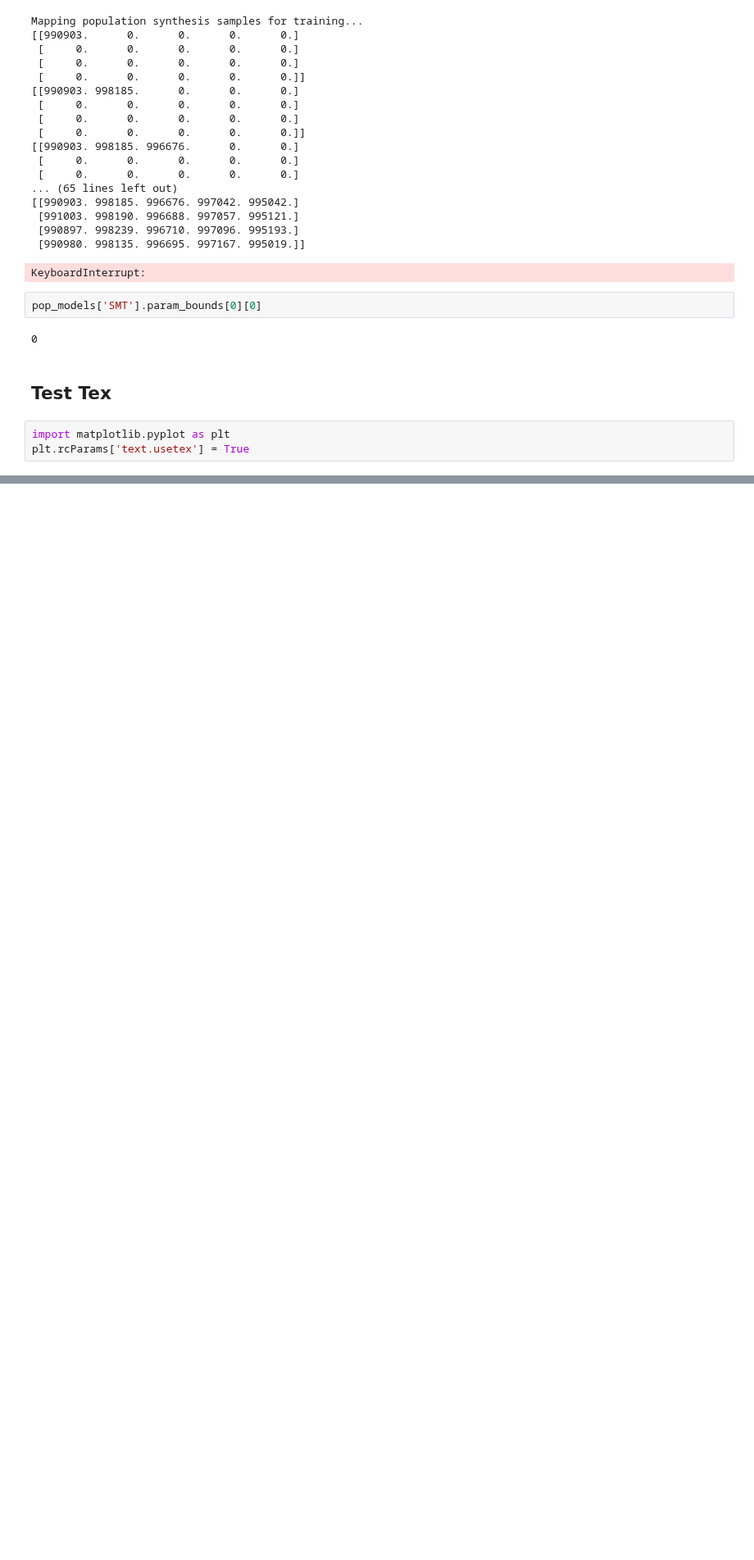
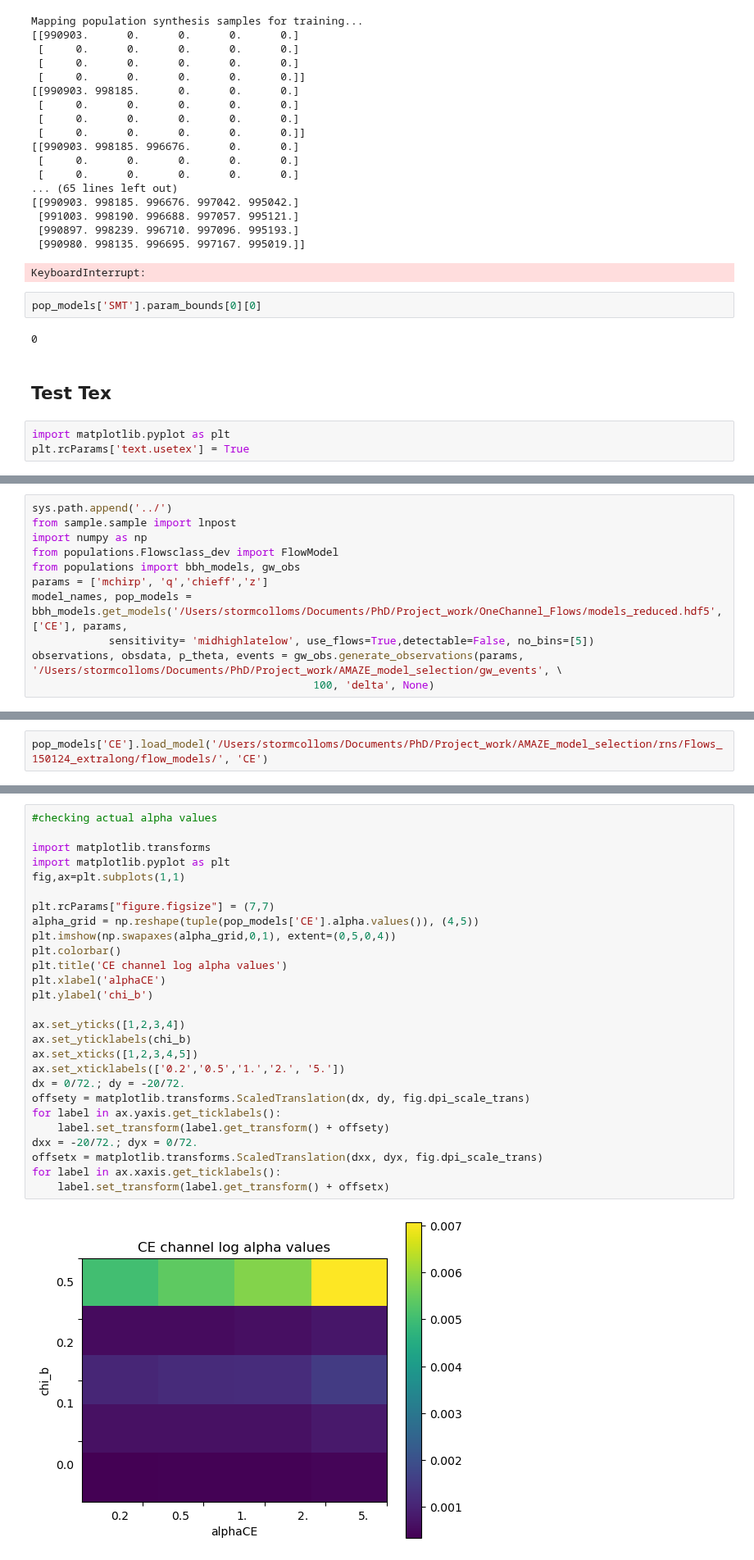
Before and after one commit to scolloms/AMAZE_model_selection, a Jupyter notebook: testing_notebooks/testing_inference.ipynb, the cells around one changed output, grey strips where cells are left out. Shown at 82% size. Saved outputs shown, nothing was run; the diff lists cells and outputs as text; blank space fills up the shorter version.

```diff
--- a/testing_notebooks/testing_inference.ipynb
+++ b/testing_notebooks/testing_inference.ipynb
@@ -636,0 +639,11 @@ plt.rcParams['text.usetex'] = True
+# %%
+sys.path.append('../')
+from sample.sample import lnpost
+import numpy as np
+from populations.Flowsclass_dev import FlowModel
+from populations import bbh_models, gw_obs
+params = ['mchirp', 'q','chieff','z']
+model_names, pop_models = bbh_models.get_models('/Users/stormcolloms/Documents/PhD/Project_work/OneChannel_Flows/models_reduced.hdf5', ['CE'], params,
+            sensitivity= 'midhighlatelow', use_flows=True,detectable=False, no_bins=[5])
+observations, obsdata, p_theta, events = gw_obs.generate_observations(params, '/Users/stormcolloms/Documents/PhD/Project_work/AMAZE_model_selection/gw_events', \
+                                            100, 'delta', None)
@@ -636,0 +668,2 @@ plt.rcParams['text.usetex'] = True
+# %%
+pop_models['CE'].load_model('/Users/stormcolloms/Documents/PhD/Project_work/AMAZE_model_selection/rns/Flows_150124_extralong/flow_models/', 'CE')
@@ -636,0 +682,29 @@ plt.rcParams['text.usetex'] = True
+# %%
+#checking actual alpha values
+
+import matplotlib.transforms
+import matplotlib.pyplot as plt
+fig,ax=plt.subplots(1,1)
+
+plt.rcParams["figure.figsize"] = (7,7)
+alpha_grid = np.reshape(tuple(pop_models['CE'].alpha.values()), (4,5))
+plt.imshow(np.swapaxes(alpha_grid,0,1), extent=(0,5,0,4))
+plt.colorbar()
+plt.title('CE channel log alpha values')
+plt.xlabel('alphaCE')
+plt.ylabel('chi_b')
+
+ax.set_yticks([1,2,3,4])
+ax.set_yticklabels(chi_b)
+ax.set_xticks([1,2,3,4,5])
+ax.set_xticklabels(['0.2','0.5','1.','2.', '5.'])
+dx = 0/72.; dy = -20/72.
+offsety = matplotlib.transforms.ScaledTranslation(dx, dy, fig.dpi_scale_trans)
+for label in ax.yaxis.get_ticklabels():
+    label.set_transform(label.get_transform() + offsety)
+dxx = -20/72.; dyx = 0/72.
+offsetx = matplotlib.transforms.ScaledTranslation(dxx, dyx, fig.dpi_scale_trans)
+for label in ax.xaxis.get_ticklabels():
+    label.set_transform(label.get_transform() + offsetx)
+# %% [output]
+[figure, added]
```
Also changed, not shown: parts of 5 cells of this notebook, 1 other file.
